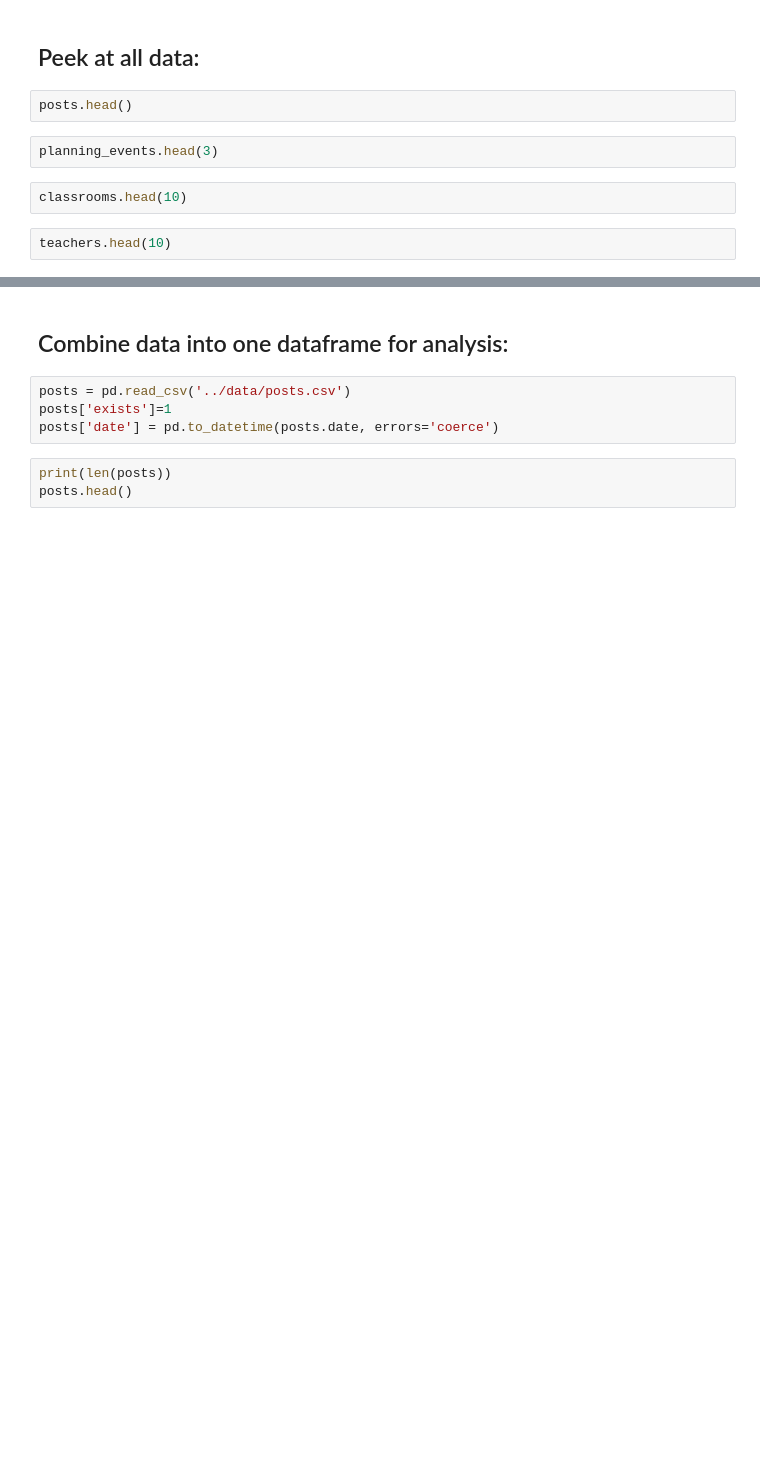
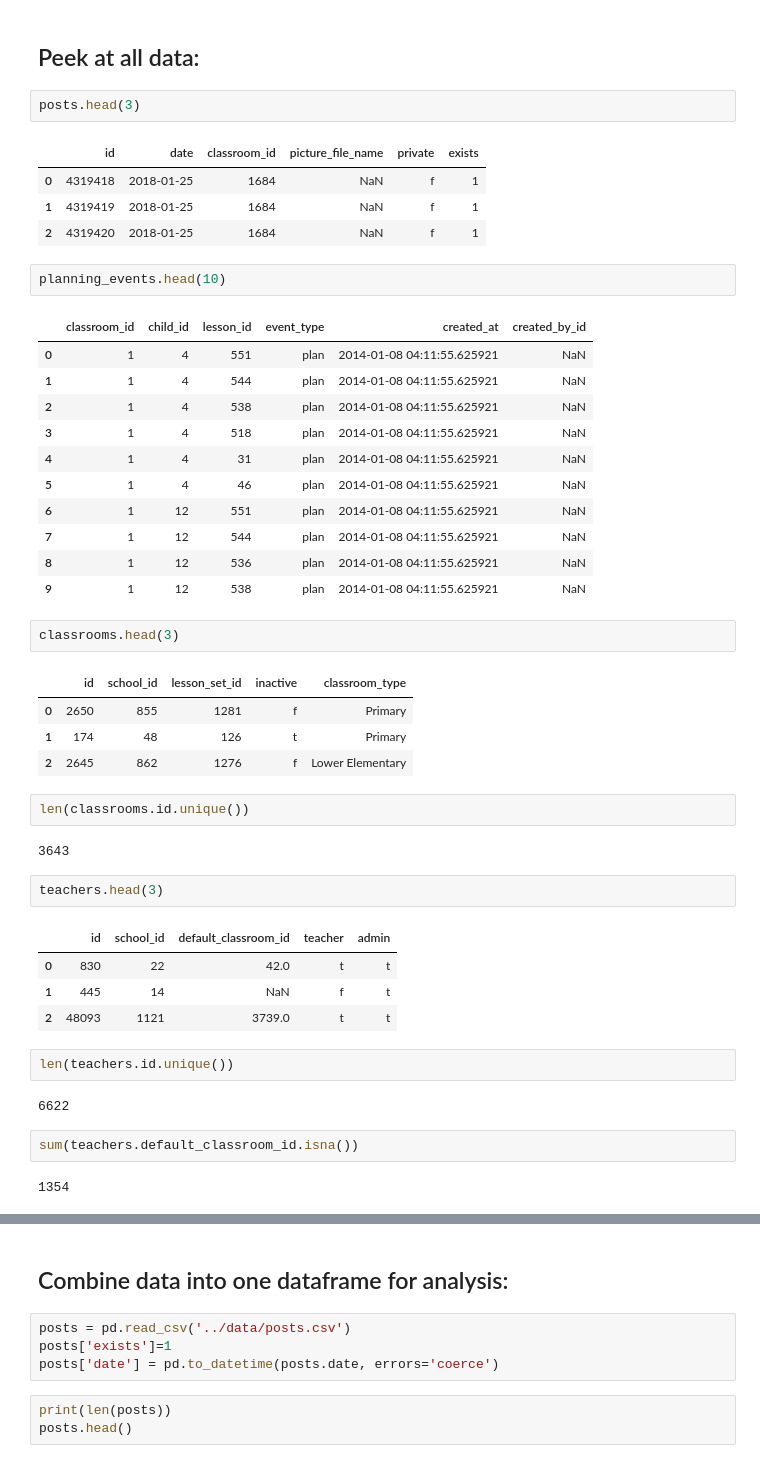
Before and after one commit to pgeurin/seniorskipday, a Jupyter notebook: src/eda.ipynb, the cells around one changed output, grey strips where cells are left out. Saved outputs shown, nothing was run; the diff lists cells and outputs as text; blank space fills up the shorter version.

```diff
--- a/src/eda.ipynb
+++ b/src/eda.ipynb
@@ -218,10 +224,49 @@ for classroom_id in sum_post['classroom_id'].unique()[0:30]:
 # %% [markdown]
 ## Peek at all data:
 # %%
-posts.head()
+posts.head(3)
+# %% [output]
+|  | id | date | classroom_id | picture_file_name | private | exists |
+| 0 | 4319418 | 2018-01-25 | 1684 | NaN | f | 1 |
+| 1 | 4319419 | 2018-01-25 | 1684 | NaN | f | 1 |
+| 2 | 4319420 | 2018-01-25 | 1684 | NaN | f | 1 |
 # %%
-planning_events.head(3)
+planning_events.head(10)
+# %% [output]
+|  | classroom_id | child_id | lesson_id | event_type | created_at | created_by_id |
+| 0 | 1 | 4 | 551 | plan | 2014-01-08 04:11:55.625921 | NaN |
+| 1 | 1 | 4 | 544 | plan | 2014-01-08 04:11:55.625921 | NaN |
+| 2 | 1 | 4 | 538 | plan | 2014-01-08 04:11:55.625921 | NaN |
+| 3 | 1 | 4 | 518 | plan | 2014-01-08 04:11:55.625921 | NaN |
+| 4 | 1 | 4 | 31 | plan | 2014-01-08 04:11:55.625921 | NaN |
+| 5 | 1 | 4 | 46 | plan | 2014-01-08 04:11:55.625921 | NaN |
+| 6 | 1 | 12 | 551 | plan | 2014-01-08 04:11:55.625921 | NaN |
+| 7 | 1 | 12 | 544 | plan | 2014-01-08 04:11:55.625921 | NaN |
+| 8 | 1 | 12 | 536 | plan | 2014-01-08 04:11:55.625921 | NaN |
+| 9 | 1 | 12 | 538 | plan | 2014-01-08 04:11:55.625921 | NaN |
 # %%
-classrooms.head(10)
+classrooms.head(3)
+# %% [output]
+|  | id | school_id | lesson_set_id | inactive | classroom_type |
+| 0 | 2650 | 855 | 1281 | f | Primary |
+| 1 | 174 | 48 | 126 | t | Primary |
+| 2 | 2645 | 862 | 1276 | f | Lower Elementary |
+# %%
+len(classrooms.id.unique())
+# %% [output]
+3643
 # %%
-teachers.head(10)
+teachers.head(3)
+# %% [output]
+|  | id | school_id | default_classroom_id | teacher | admin |
+| 0 | 830 | 22 | 42.0 | t | t |
+| 1 | 445 | 14 | NaN | f | t |
+| 2 | 48093 | 1121 | 3739.0 | t | t |
+# %%
+len(teachers.id.unique())
+# %% [output]
+6622
+# %%
+sum(teachers.default_classroom_id.isna())
+# %% [output]
+1354
```
Also changed, not shown: parts of 45 cells of this notebook.
